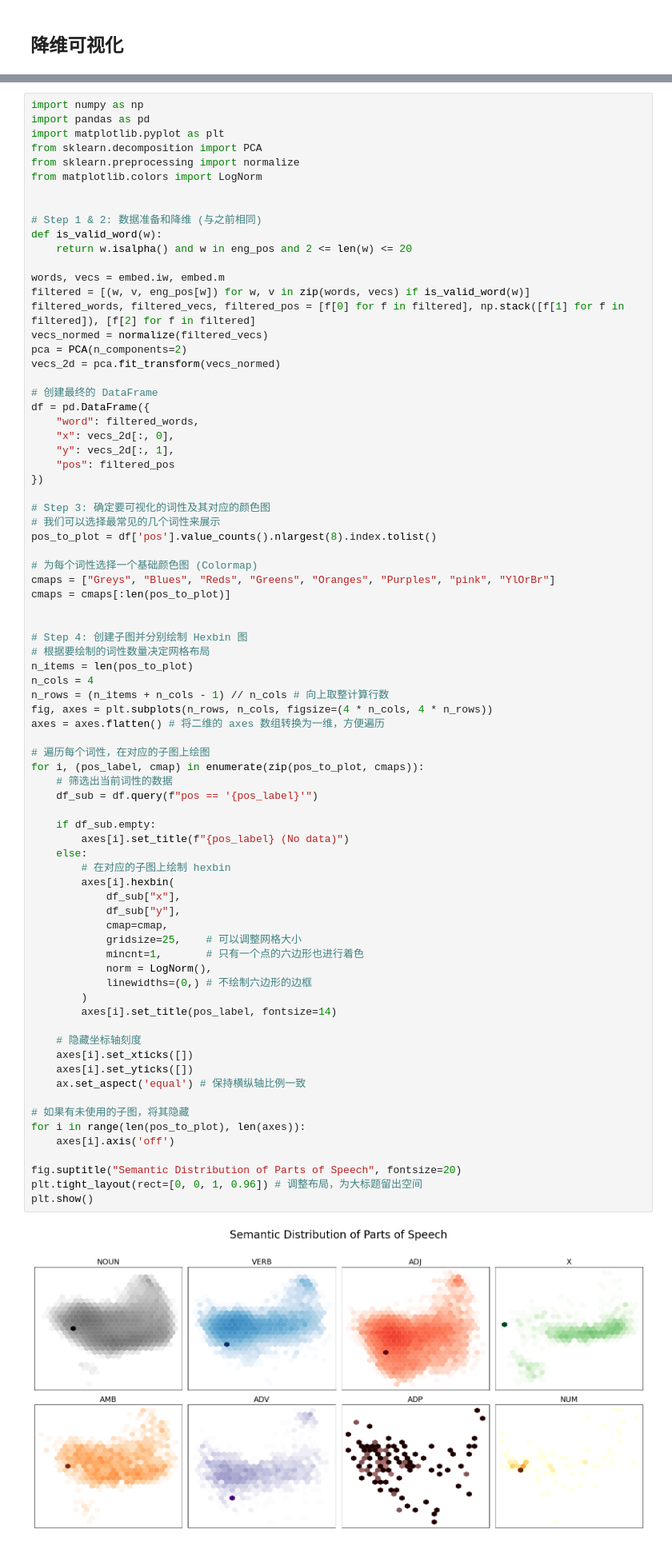
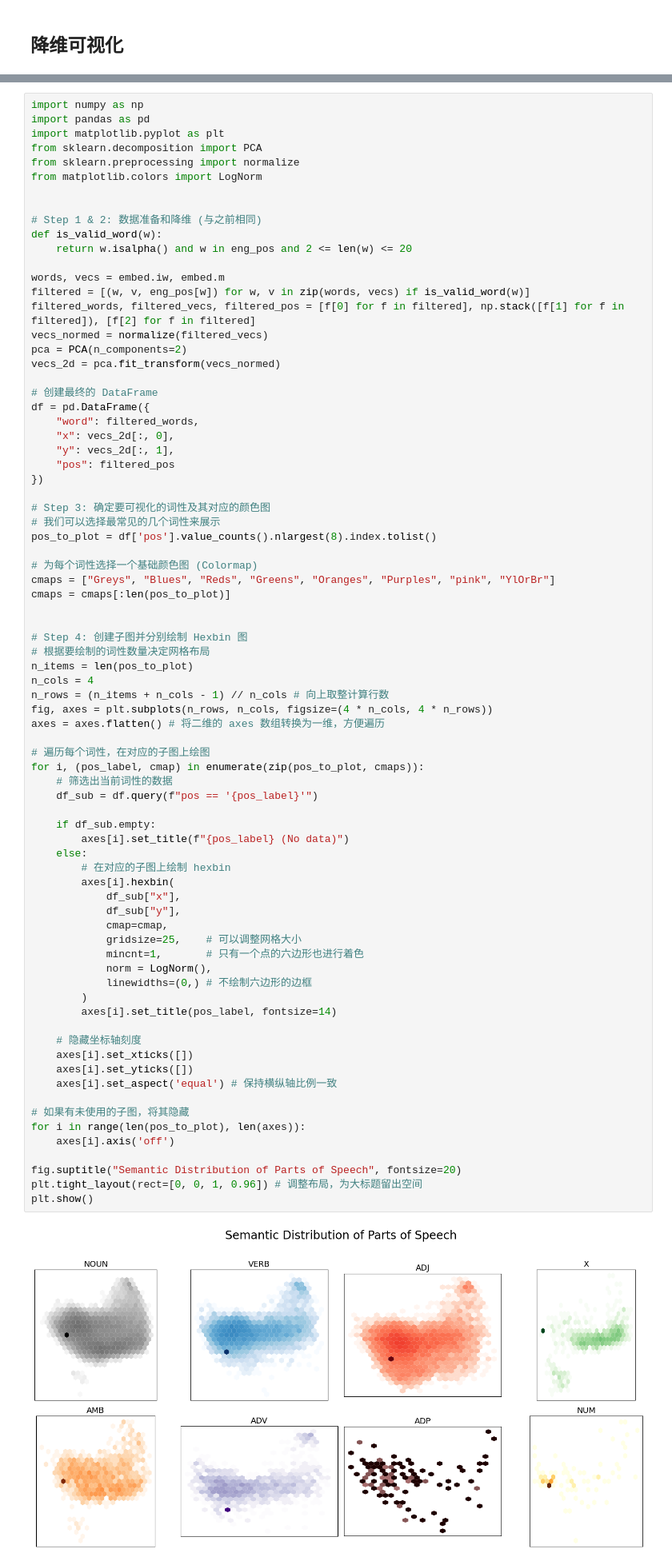
Before and after one commit to LeafCreeper/MicroDistance2025Word2VecProject, a Jupyter notebook: my_histwords/test.ipynb, the cells around one changed output, grey strips where cells are left out. Shown at 80% size. Saved outputs shown, nothing was run; the diff lists cells and outputs as text.

```diff
--- a/my_histwords/test.ipynb
+++ b/my_histwords/test.ipynb
@@ -748,35 +748,35 @@ for i, (pos_label, cmap) in enumerate(zip(pos_to_plot, cmaps)):
     # 筛选出当前词性的数据
     df_sub = df.query(f"pos == '{pos_label}'")
 
     if df_sub.empty:
         axes[i].set_title(f"{pos_label} (No data)")
     else:
         # 在对应的子图上绘制 hexbin
         axes[i].hexbin(
             df_sub["x"],
             df_sub["y"],
             cmap=cmap,
             gridsize=25,    # 可以调整网格大小
             mincnt=1,       # 只有一个点的六边形也进行着色
             norm = LogNorm(),
             linewidths=(0,) # 不绘制六边形的边框
         )
         axes[i].set_title(pos_label, fontsize=14)
 
     # 隐藏坐标轴刻度
     axes[i].set_xticks([])
     axes[i].set_yticks([])
-    ax.set_aspect('equal') # 保持横纵轴比例一致
+    axes[i].set_aspect('equal') # 保持横纵轴比例一致
 
 # 如果有未使用的子图，将其隐藏
 for i in range(len(pos_to_plot), len(axes)):
     axes[i].axis('off')
 
 fig.suptitle("Semantic Distribution of Parts of Speech", fontsize=20)
 plt.tight_layout(rect=[0, 0, 1, 0.96]) # 调整布局，为大标题留出空间
 plt.show()
 # %% [output]
-[figure, old version]
+[figure, new version]
 # %% [markdown]
 ## 跨语言比较
 # %%
```
Also changed, not shown: parts of 3 cells of this notebook.
